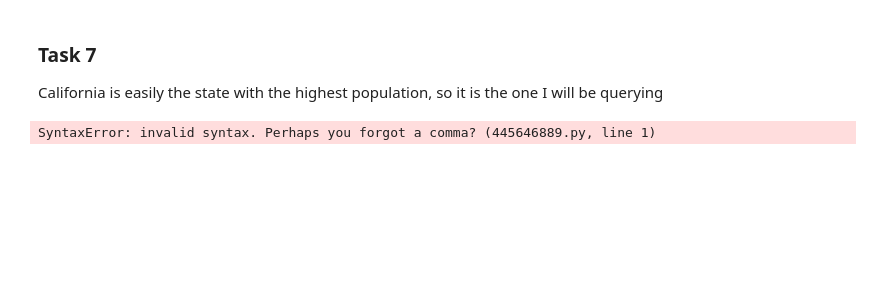
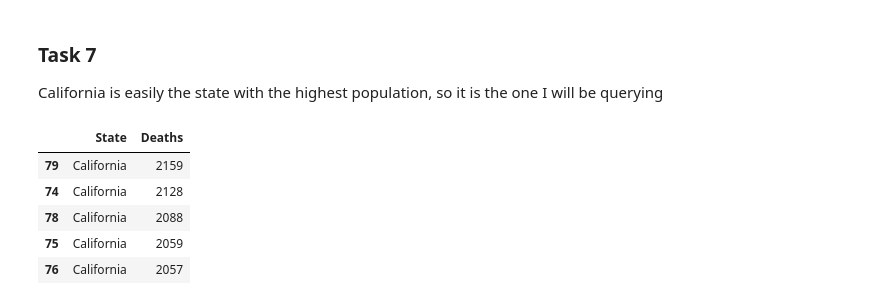
Before and after one commit to andrewnoonan2004/INFSCI-0510, a Jupyter notebook: Assignment1.ipynb, the cells around one changed output. Drawn from its saved outputs; the diff is of its cells as text; code cells hidden in the pictures; blank space fills up the shorter version.

```diff
--- a/Assignment1.ipynb
+++ b/Assignment1.ipynb
@@ -158,7 +156,12 @@ Name: Population, dtype: int64
 ### Task 7
 California is easily the state with the highest population, so it is the one I will be querying
 # %%
-df2 = df.query('State.str.contains("California")').sort_values('Deaths'ascending=False).head(5)
-df2
+df2 = df.query('State.str.contains("California")').sort_values('Deaths',ascending=False).head(5)
+df2[['State', 'Deaths']]
 # %% [output]
-SyntaxError: invalid syntax. Perhaps you forgot a comma? (445646889.py, line 1)
+|  | State | Deaths |
+| 79 | California | 2159 |
+| 74 | California | 2128 |
+| 78 | California | 2088 |
+| 75 | California | 2059 |
+| 76 | California | 2057 |
```
Also changed, not shown: parts of 6 cells of this notebook.
